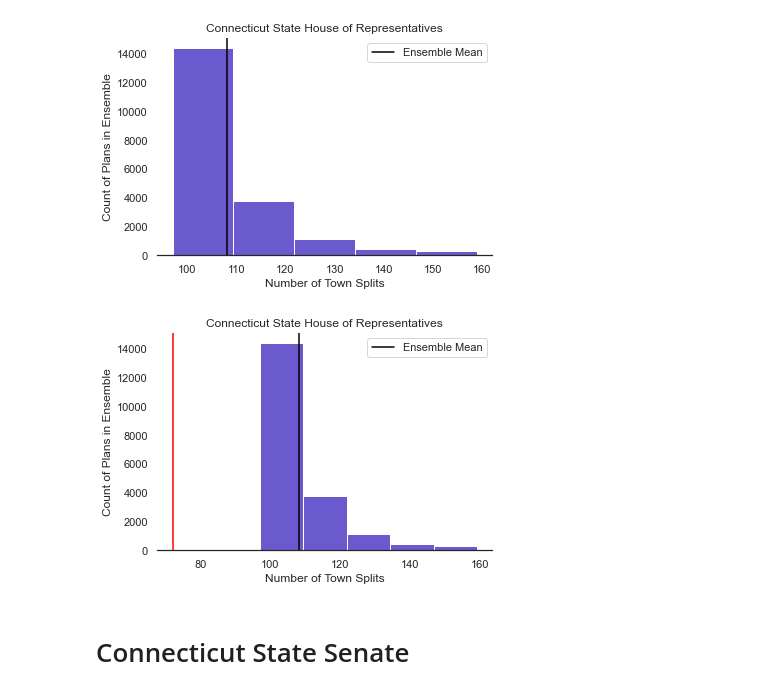
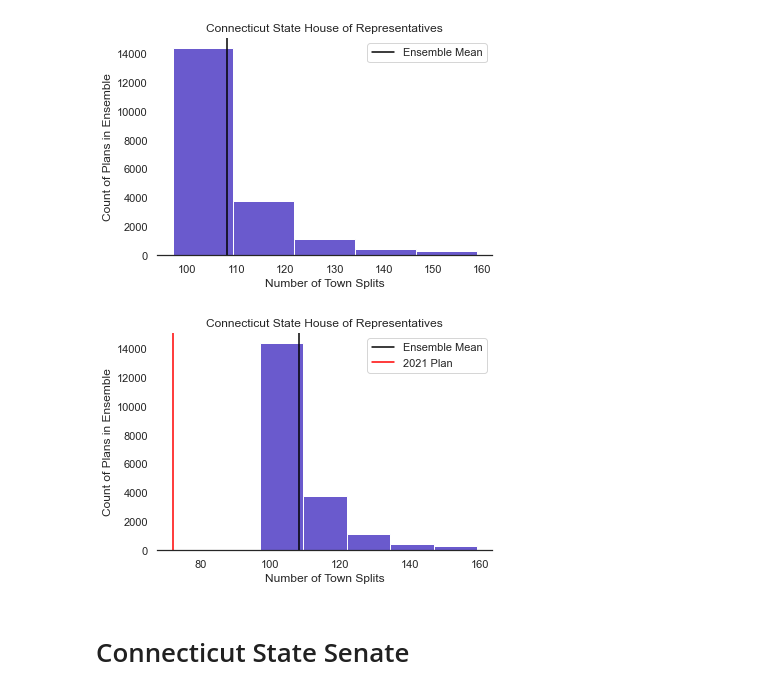
Before and after one commit to ka-chang/RedistrictingCT, a Jupyter notebook: 03_gerrychain_ensemble.ipynb, the cells around one changed output. Saved outputs shown, nothing was run; the diff lists cells and outputs as text; code cells hidden in the pictures.

```diff
--- a/03_gerrychain_ensemble.ipynb
+++ b/03_gerrychain_ensemble.ipynb
@@ -328,16 +334,16 @@ plt.show()
 # %%
 plt.hist(splits_ensemble, bins=5, color="slateblue")
 plt.axvline(x=np.mean(splits_ensemble),color="black", label ="Ensemble Mean")
-plt.axvline(x=72,color="red")
+plt.axvline(x=72,color="red", label="2021 Plan")
 plt.legend(loc="upper right")
 plt.title("Connecticut State House of Representatives")
 plt.xlabel("Number of Town Splits")
 plt.ylabel("Count of Plans in Ensemble")
 sns.despine(left=True, right=True)
 plt.savefig("./outputs/ct_house_town_w2021.png", dpi=300, facecolor='white', transparent=False)
 plt.show()
 # %% [output]
-[figure, old version]
+[figure, new version]
 # %% [markdown]
 # Connecticut State Senate
 # %%
```
Also changed, not shown: parts of 9 cells of this notebook, 8 other files.
